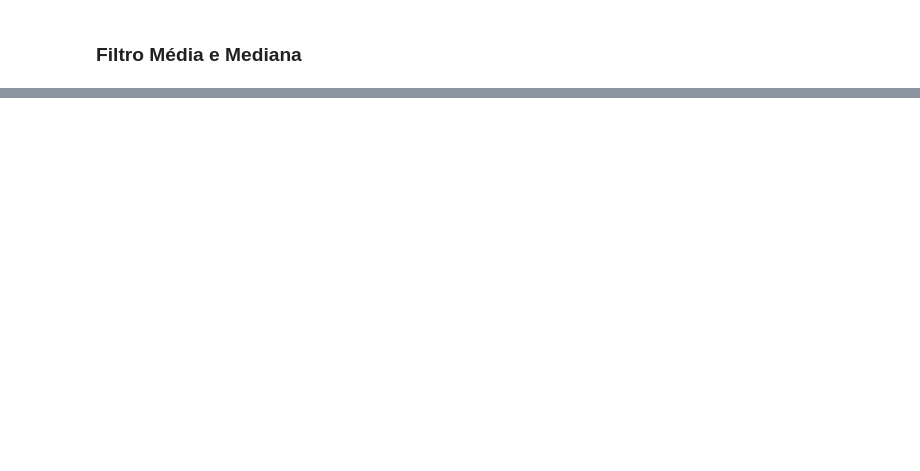
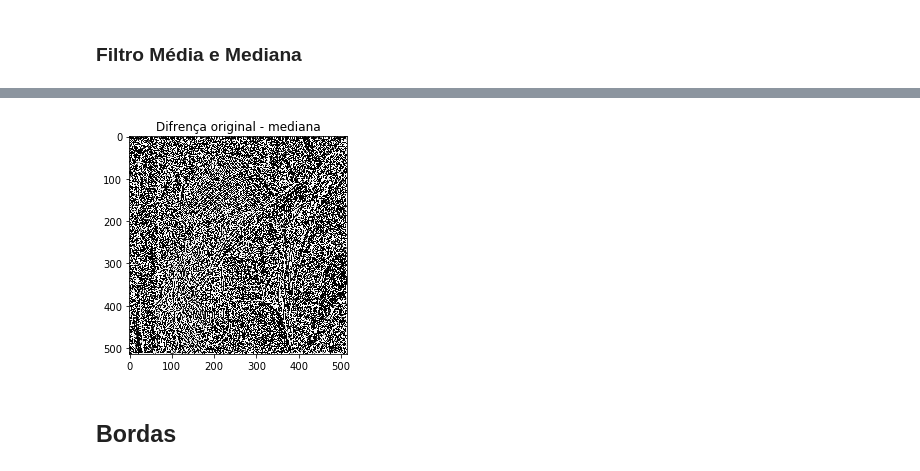
Before and after one commit to Pssales/PDI, a Jupyter notebook: Suavização de imagens.ipynb, the cells around one changed output, grey strips where cells are left out. Drawn from its saved outputs; the diff is of its cells as text; code cells hidden in the pictures; blank space fills up the shorter version.

```diff
--- a/Suavização de imagens.ipynb
+++ b/Suavização de imagens.ipynb
@@ -110,2 +113,14 @@ plt.title("Difrença original - Filtro 3");
 # %% [markdown]
 ### Filtro Média e Mediana
+# %%
+plt.figure(figsize=(20,10))
+
+plt.subplot(2,2,1)
+plt.imshow(imagem)
+plt.title("Original")
+
+imagem_mediana = cv2.medianBlur(imagem, 5)
+
+plt.subplot(2,2,2)
+plt.imshow(imagem_mediana)
+plt.title("Suavização Mediana");
@@ -111,0 +129,8 @@ plt.title("Difrença original - Filtro 3");
+# %%
+dif_mediana = imagem - imagem_mediana
+plt.imshow(dif_mediana)
+plt.title("Difrença original - mediana");
+# %% [output]
+[figure, added]
+# %% [markdown]
+## Bordas
```
Also changed, not shown: parts of 13 cells of this notebook, 1 other file.
